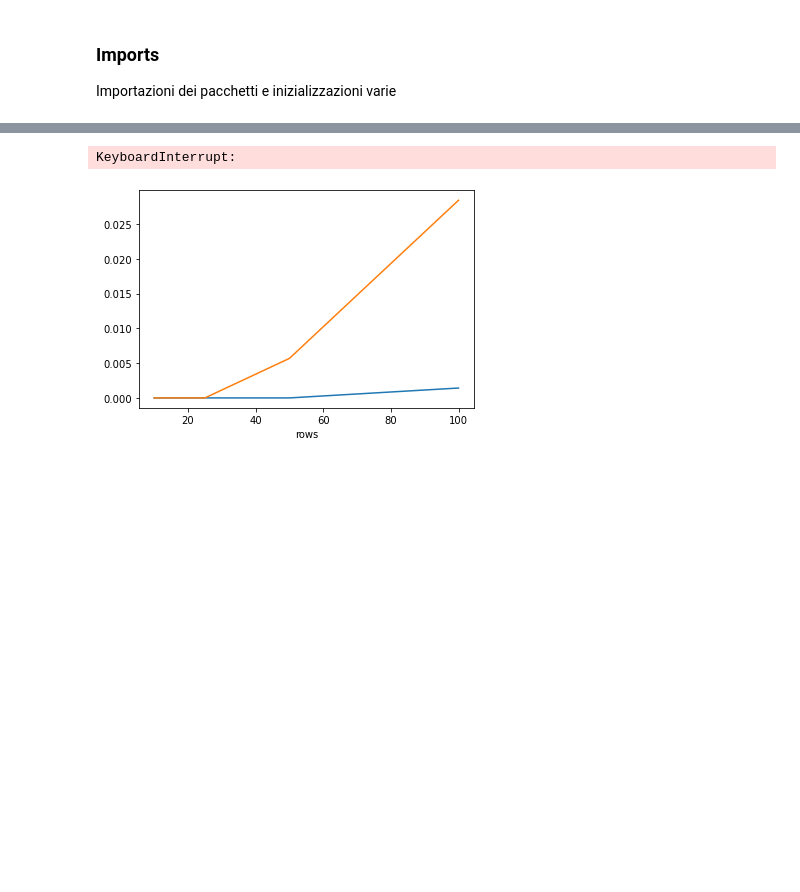
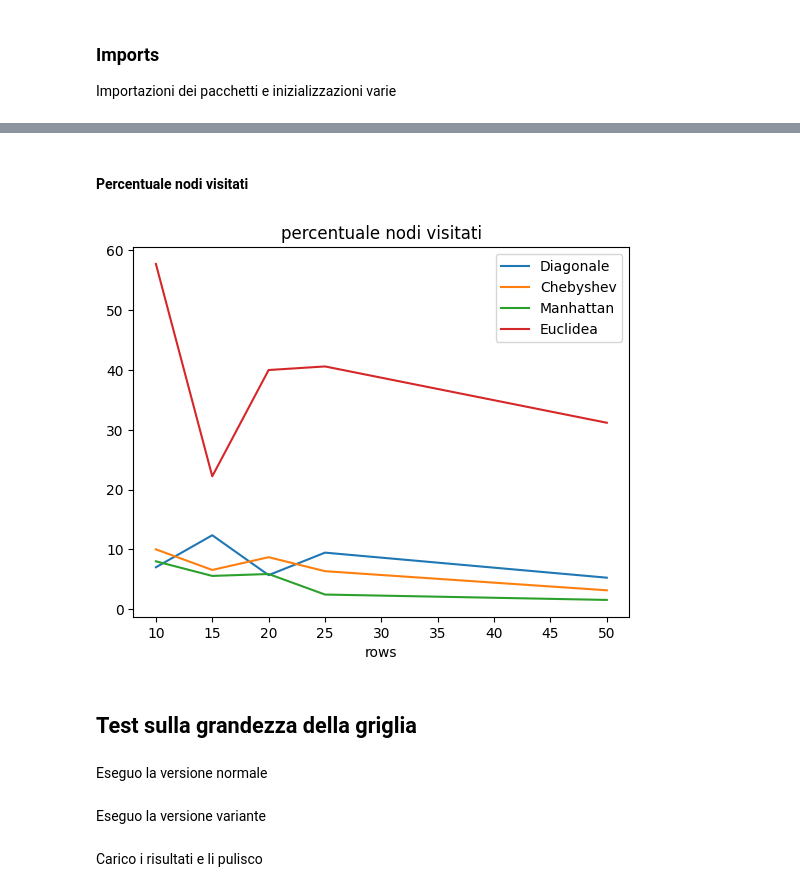
Before and after one commit to nikbet98/ProgettoAlgoritmi, a Jupyter notebook: test.ipynb, the cells around one changed output, grey strips where cells are left out. Cells and saved outputs as stored; diff of their text form; code cells hidden in the pictures; blank space fills up the shorter version.

```diff
--- a/test.ipynb
+++ b/test.ipynb
@@ -20,0 +90,17 @@ import pandas as pd
+# %% [markdown]
+#### Percentuale nodi visitati
+# %%
+df_h1["percentage_visited_nodes"].plot()
+df_h2["percentage_visited_nodes"].plot()
+df_h3["percentage_visited_nodes"].plot()
+df_h4["percentage_visited_nodes"].plot()
+
+plt.title("percentuale nodi visitati")
+plt.legend(["Diagonale","Chebyshev","Manhattan","Euclidea"])
+plt.show()
+# %% [output]
+[figure, added]
+# %% [markdown]
+## Test sulla grandezza della griglia
+# %% [markdown]
+Eseguo la versione normale
@@ -21,19 +110,7 @@ import pandas as pd
+# %% [markdown]
+Eseguo la versione variante
 # %%
-for i in range(0,10):
-    os.system("python pf4ea gen -f exp_0.csv -v --heuristic h5 --csv_output")
+for i in range(0,5):
+    os.system("python pf4ea gen -f exp_0_v.csv -v --heuristic h5 --csv_output")
-# %% [output]
-KeyboardInterrupt:
-# %%
-import matplotlib.pyplot as plt
-
-df = pd.read_csv("benchmarks\output_csv\output_exp_0.csv")
-grouped_df = df.groupby(['rows']).mean()
-
-grouped_df["search_time"].plot()
-grouped_df["heuristic_time"].plot()
-
-plt.legend(['Search Time', 'Heuristic Time'])
-plt.show()
-# plot = grouped_df.plot(y='total_states', title='Time to reach goal', legend=False)
-# %% [output]
-[figure, removed]
+# %% [markdown]
+Carico i risultati e li pulisco
```
Also changed, not shown: parts of 65 cells of this notebook.
